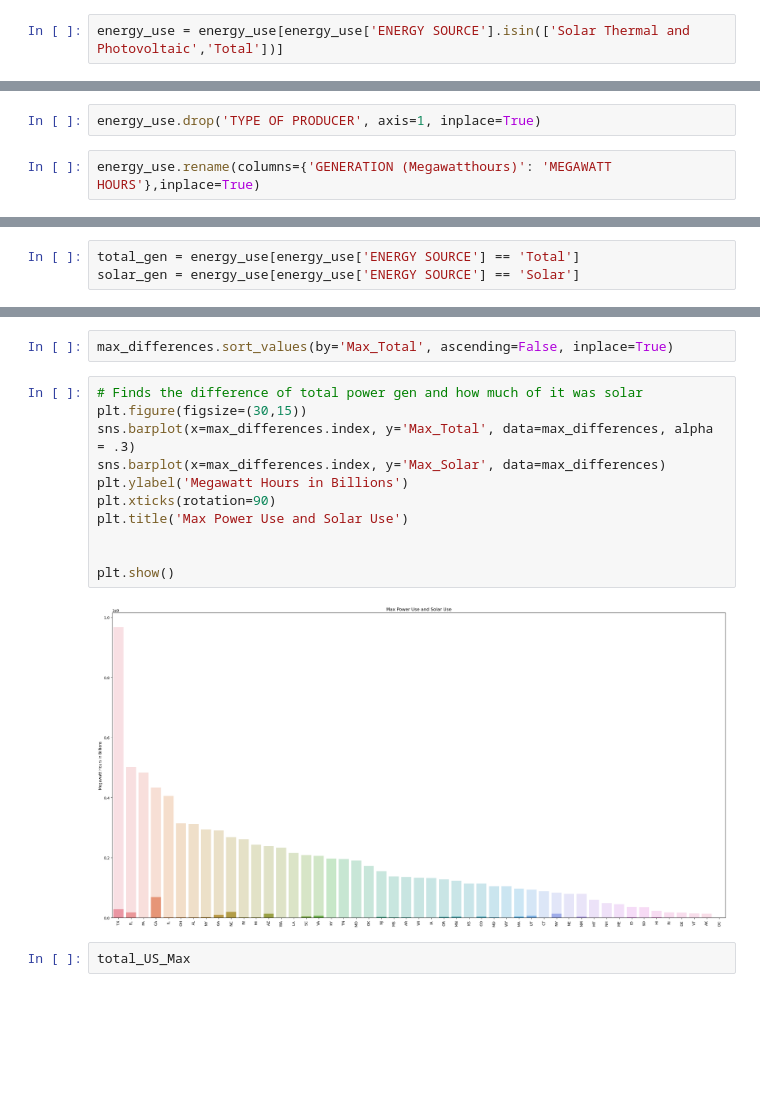
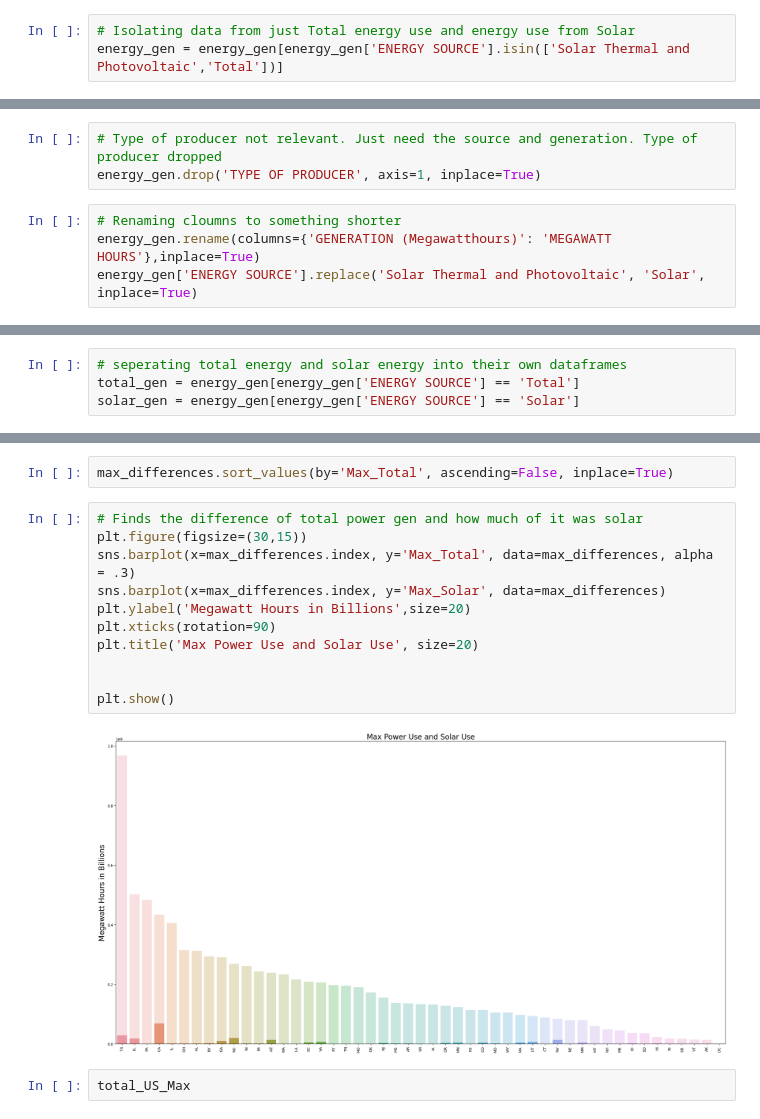
Before and after one commit to mainfranco/Capstone2, a Jupyter notebook: Capstone 2.ipynb, the cells around one changed output, grey strips where cells are left out. Cells and saved outputs as stored; diff of their text form; blank space fills up the shorter version.

```diff
--- a/Capstone 2.ipynb
+++ b/Capstone 2.ipynb
@@ -90,5 +91,6 @@ energy_use.head()
 | 3 | 2001 | 1 | AK | Total Electric Power Industry | Hydroelectric Conventional | 104549.0 |
 | 4 | 2001 | 1 | AK | Total Electric Power Industry | Wind | 87.0 |
 # %%
-energy_use = energy_use[energy_use['ENERGY SOURCE'].isin(['Solar Thermal and Photovoltaic','Total'])]
+# Isolating data from just Total energy use and energy use from Solar
+energy_gen = energy_gen[energy_gen['ENERGY SOURCE'].isin(['Solar Thermal and Photovoltaic','Total'])]
 # %%
@@ -102,6 +104,9 @@ energy_use.head()
 | 17 | 2001 | 1 | AK | Combined Heat and Power, Commerci... | Total | 9824.0 |
 | 20 | 2001 | 1 | AK | Combined Heat and Power, Industri... | Total | 67160.0 |
 # %%
-energy_use.drop('TYPE OF PRODUCER', axis=1, inplace=True)
+# Type of producer not relevant. Just need the source and generation. Type of producer dropped
+energy_gen.drop('TYPE OF PRODUCER', axis=1, inplace=True)
 # %%
-energy_use.rename(columns={'GENERATION (Megawatthours)': 'MEGAWATT HOURS'},inplace=True)
+# Renaming cloumns to something shorter
+energy_gen.rename(columns={'GENERATION (Megawatthours)': 'MEGAWATT HOURS'},inplace=True)
+energy_gen['ENERGY SOURCE'].replace('Solar Thermal and Photovoltaic', 'Solar', inplace=True)
@@ -110,6 +113,7 @@ energy_use['ENERGY SOURCE'].replace('Solar Thermal and Photovoltaic', 'Solar', i
 # %%
-total_gen = energy_use[energy_use['ENERGY SOURCE'] == 'Total']
-solar_gen = energy_use[energy_use['ENERGY SOURCE'] == 'Solar']
+# seperating total energy and solar energy into their own dataframes
+total_gen = energy_gen[energy_gen['ENERGY SOURCE'] == 'Total']
+solar_gen = energy_gen[energy_gen['ENERGY SOURCE'] == 'Solar']
 # %%
 total_gen.head()
 # %% [output]
@@ -310,16 +321,16 @@ max_differences.sort_values(by='Max_Total', ascending=False, inplace=True)
 # %%
 # Finds the difference of total power gen and how much of it was solar
 plt.figure(figsize=(30,15))
 sns.barplot(x=max_differences.index, y='Max_Total', data=max_differences, alpha = .3)
 sns.barplot(x=max_differences.index, y='Max_Solar', data=max_differences)
-plt.ylabel('Megawatt Hours in Billions')
+plt.ylabel('Megawatt Hours in Billions',size=20)
 plt.xticks(rotation=90)
-plt.title('Max Power Use and Solar Use')
+plt.title('Max Power Use and Solar Use', size=20)
 
 
 plt.show()
 # %% [output]
-[figure, old version]
+[figure, new version]
 # %%
 total_US_Max
 # %% [output]
```
Also changed, not shown: parts of 90 cells of this notebook.
